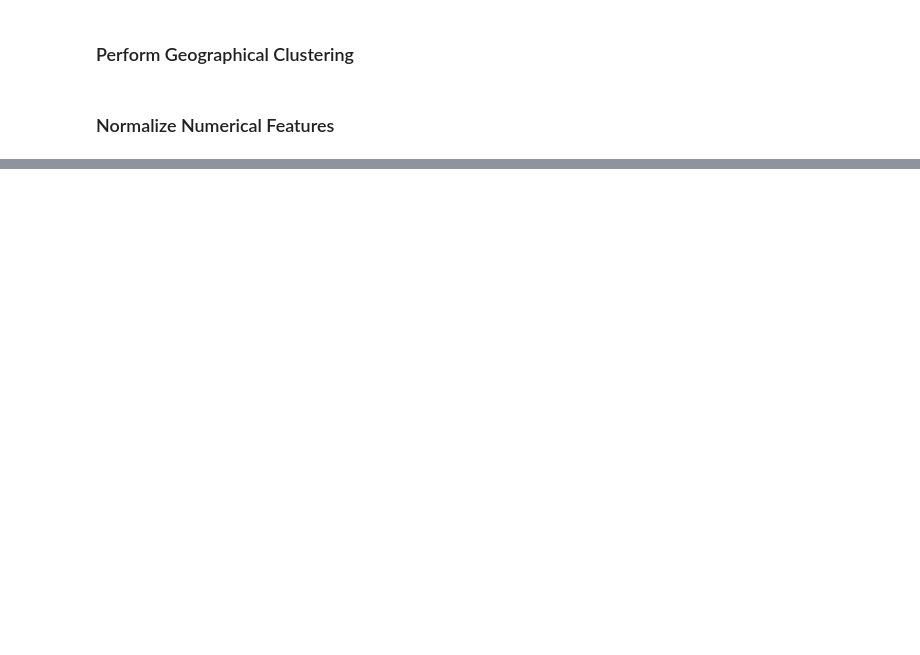
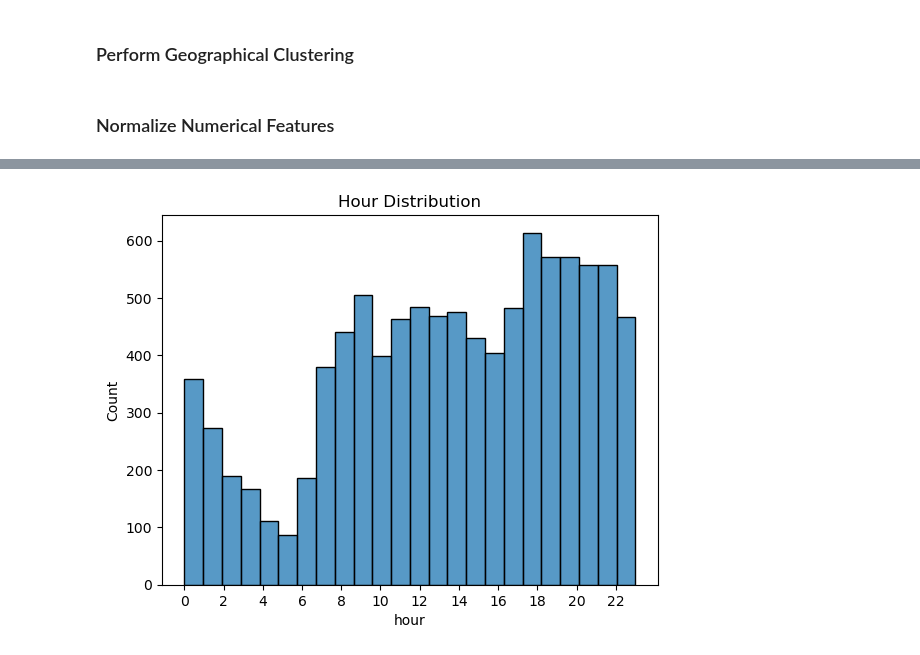
Before and after one commit to Mannvika/FinalProject, a Jupyter notebook: FinalProject.ipynb, the cells around one changed output, grey strips where cells are left out. Saved outputs shown, nothing was run; the diff lists cells and outputs as text; code cells hidden in the pictures; blank space fills up the shorter version.

```diff
--- a/FinalProject.ipynb
+++ b/FinalProject.ipynb
@@ -91,0 +147,7 @@ df[['distance_km', 'pickup_latitude', 'pickup_longitude',
+# %%
+sns.histplot(df['hour'], bins=24)
+plt.xticks(np.arange(0, 24, 2))
+plt.title("Hour Distribution")
+plt.show()
+# %% [output]
+[figure, added]
```
Also changed, not shown: parts of 15 cells of this notebook.
